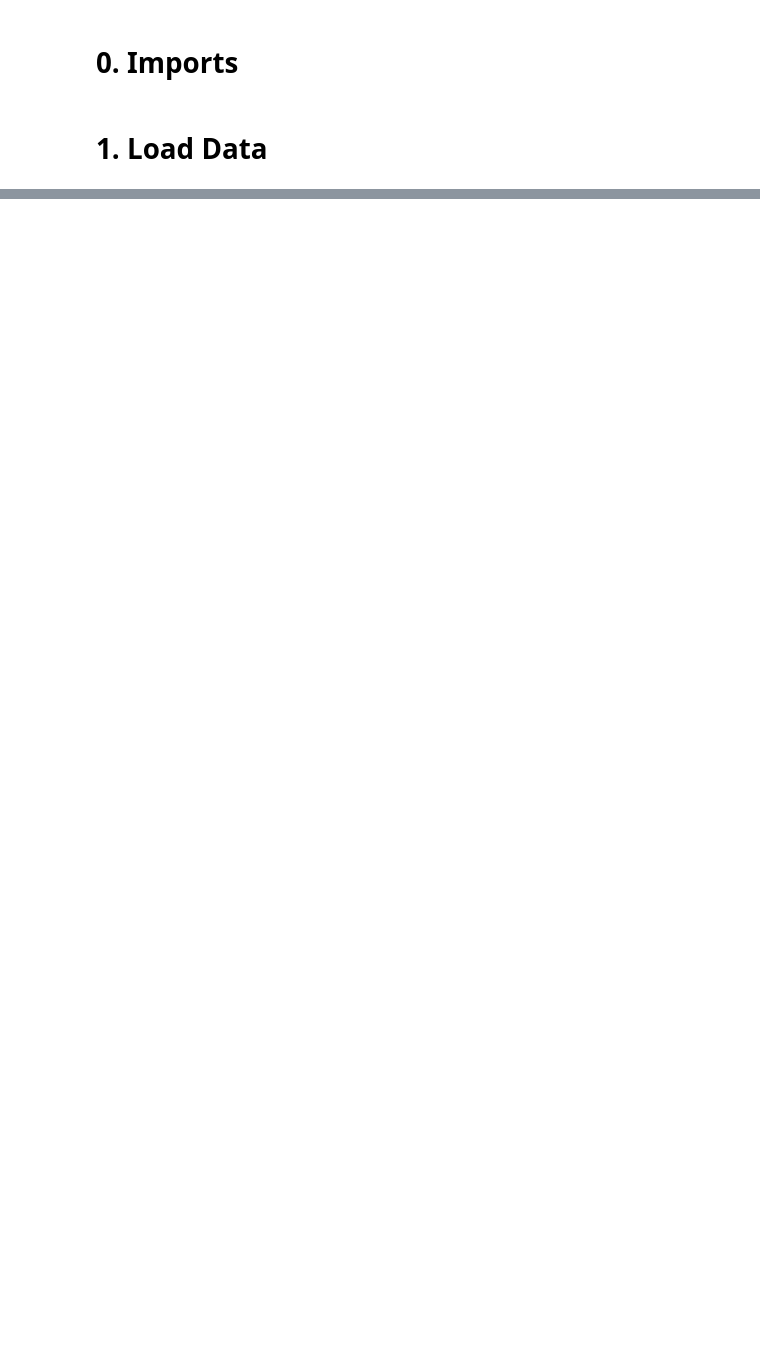
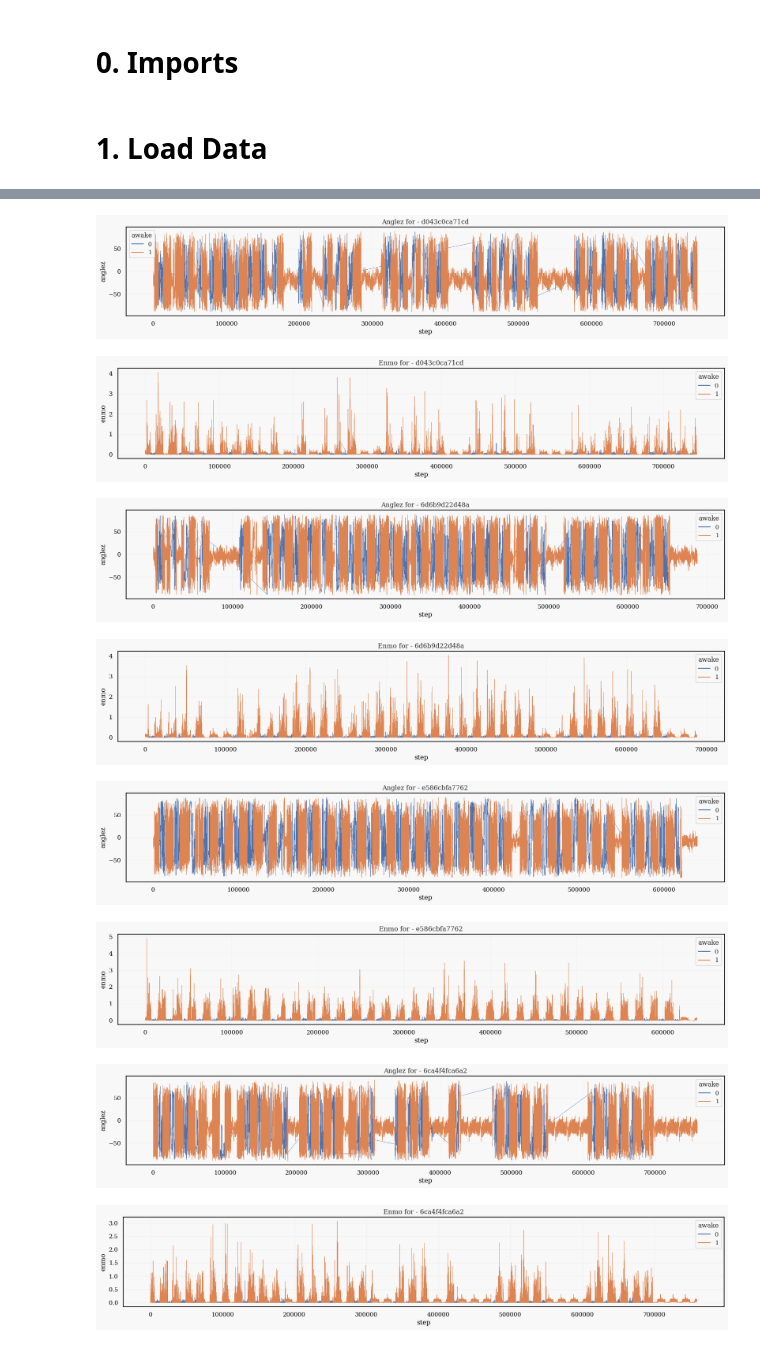
Before and after one commit to zerolovesea/Kaggle_Competitions, a Jupyter notebook: detect-sleep-baseline-modeling.ipynb, the cells around one changed output, grey strips where cells are left out. Cells and saved outputs as stored; diff of their text form; code cells hidden in the pictures; blank space fills up the shorter version.

```diff
--- a/detect-sleep-baseline-modeling.ipynb
+++ b/detect-sleep-baseline-modeling.ipynb
@@ -228,0 +308,5 @@ submission.to_csv('submission.csv', index=False)
+# %%
+# Preprocessing
+
+train_series_top5 = time_preprocessing(train_series_top5)
+train_series_top5.sample(3)
@@ -228,0 +388,37 @@ submission.to_csv('submission.csv', index=False)
+# %%
+def get_series_data(series_id,train_series,train_events):
+    data_series = train_series[train_series['series_id']==series_id]
+    data_events = train_events[train_events['series_id']==series_id]
+
+    data_events["step"]  = data_events["step"].astype("int")
+    data_events["awake"] = data_events["event"].replace({"onset":1,"wakeup":0})
+
+    data = pd.merge(data_series,data_events[['step','awake']],on='step',how='left')
+    data['awake'] = data['awake'].bfill(axis='rows')
+    data['awake'] = data['awake'].fillna(1) # awake
+    data["awake"] = data["awake"].astype("int")
+    return data
+# %%
+for series_id in top5id:
+    train = get_series_data(series_id,train_series,train_events)
+    train['anglez'] = train['anglez'].astype('float32')
+    train['enmo'] = train['enmo'].astype('float32')
+
+    fig, ax = plt.subplots(figsize=(20, 3))
+    sns.lineplot(data=train, x="step", y="anglez",hue="awake", linewidth = 0.5)
+    plt.title(f'Anglez for - '+series_id)
+    plt.show();
+
+    fig, ax = plt.subplots(figsize=(20, 3))
+    sns.lineplot(data=train, x="step", y="enmo",hue="awake", linewidth = 0.5)
+    plt.title(f'Enmo for - '+series_id)
+    plt.show();
+# %% [output]
+[figure, added]
+[figure, added]
+[figure, added]
+[figure, added]
+[figure, added]
+[figure, added]
+[figure, added]
+[figure, added]
```
Also changed, not shown: parts of 53 cells of this notebook.
